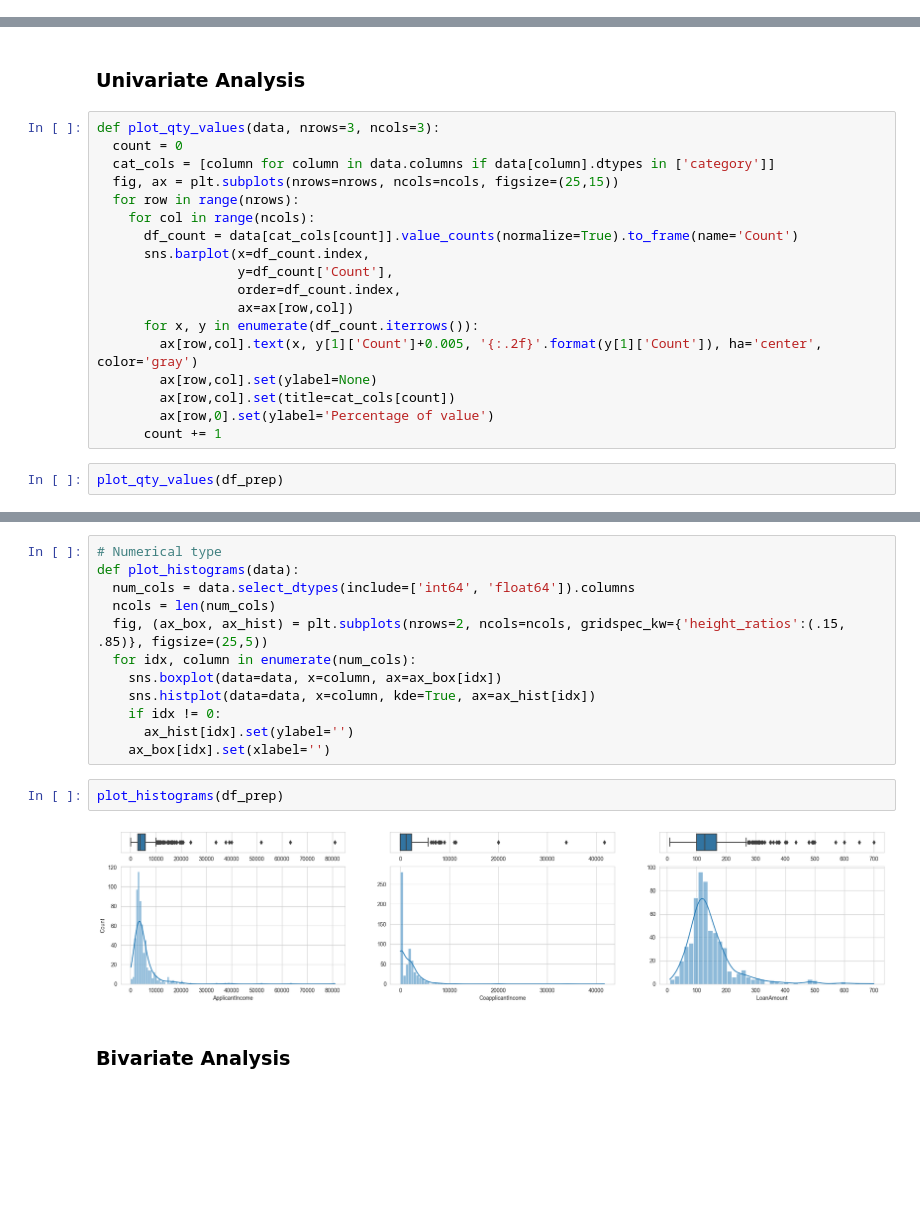
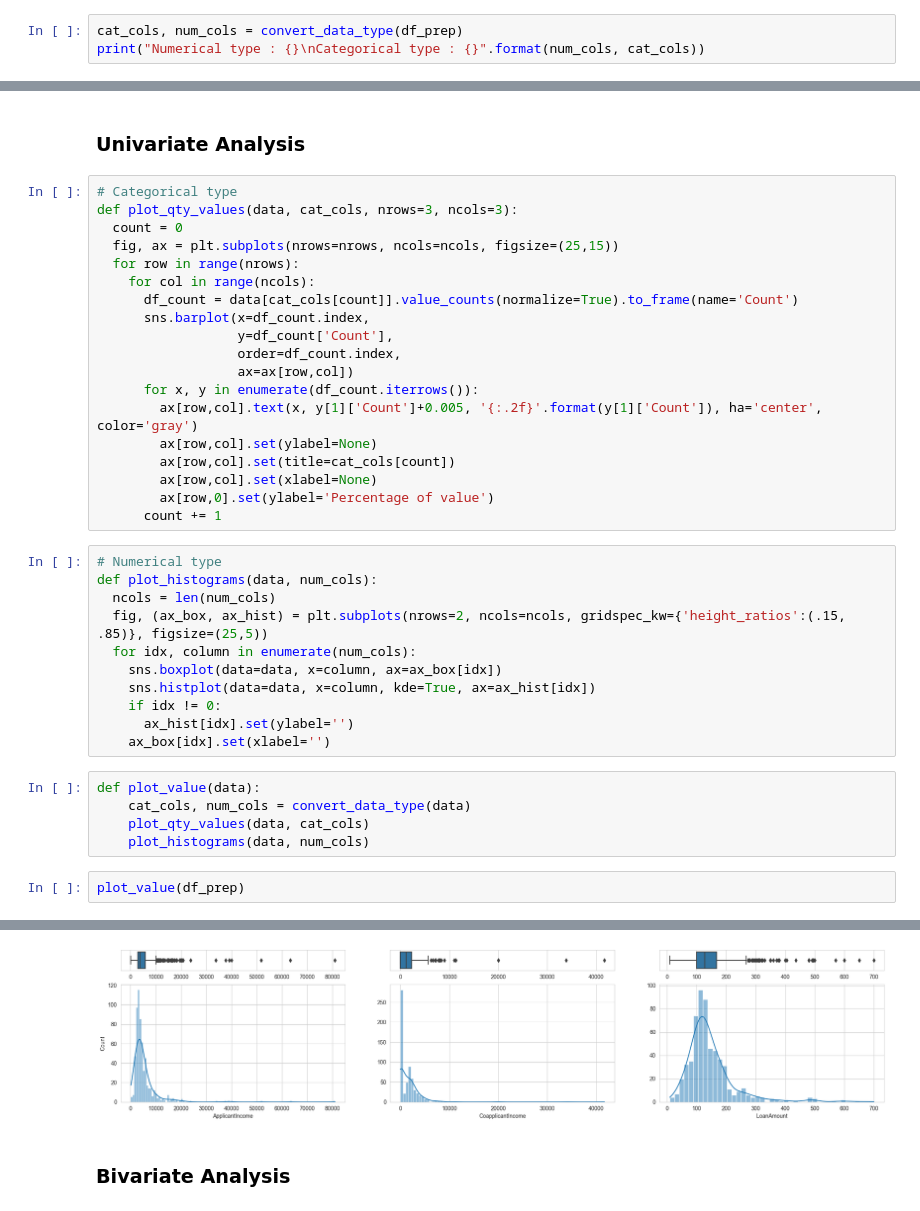
Before and after one commit to ENDYOU3/Loan_Approval_Prediction, a Jupyter notebook: Loan_Approval_Analysis.ipynb, the cells around one changed output, grey strips where cells are left out. Drawn from its saved outputs; the diff is of its cells as text; blank space fills up the shorter version.

```diff
--- a/Loan_Approval_Analysis.ipynb
+++ b/Loan_Approval_Analysis.ipynb
@@ -123,0 +125,3 @@ Categorical columns : ['Gender', 'Married', 'Dependents', 'Education', 'Self_Emp
+# %%
+cat_cols, num_cols = convert_data_type(df_prep)
+print("Numerical type : {}\nCategorical type : {}".format(num_cols, cat_cols))
@@ -126,9 +155,9 @@ Categorical columns : ['Gender', 'Married', 'Dependents', 'Education', 'Self_Emp
 # %% [markdown]
 ### Univariate Analysis
 # %%
-def plot_qty_values(data, nrows=3, ncols=3):
+# Categorical type
+def plot_qty_values(data, cat_cols, nrows=3, ncols=3):
   count = 0
-  cat_cols = [column for column in data.columns if data[column].dtypes in ['category']]
   fig, ax = plt.subplots(nrows=nrows, ncols=ncols, figsize=(25,15))
   for row in range(nrows):
     for col in range(ncols):
@@ -141,28 +170,30 @@ def plot_qty_values(data, nrows=3, ncols=3):
         ax[row,col].text(x, y[1]['Count']+0.005, '{:.2f}'.format(y[1]['Count']), ha='center', color='gray')
         ax[row,col].set(ylabel=None)
         ax[row,col].set(title=cat_cols[count])
+        ax[row,col].set(xlabel=None)
         ax[row,0].set(ylabel='Percentage of value')
       count += 1
+# %%
+# Numerical type
+def plot_histograms(data, num_cols):
+  ncols = len(num_cols)
+  fig, (ax_box, ax_hist) = plt.subplots(nrows=2, ncols=ncols, gridspec_kw={'height_ratios':(.15, .85)}, figsize=(25,5))
+  for idx, column in enumerate(num_cols):
+    sns.boxplot(data=data, x=column, ax=ax_box[idx])
+    sns.histplot(data=data, x=column, kde=True, ax=ax_hist[idx])
+    if idx != 0:
+      ax_hist[idx].set(ylabel='')
+    ax_box[idx].set(xlabel='')
+# %%
+def plot_value(data):
+    cat_cols, num_cols = convert_data_type(data)
+    plot_qty_values(data, cat_cols)
+    plot_histograms(data, num_cols)
 # %%
-plot_qty_values(df_prep)
+plot_value(df_prep)
 # %% [output]
 [figure]
+[figure, added]
-# %%
-# Numerical type
-def plot_histograms(data):
-  num_cols = data.select_dtypes(include=['int64', 'float64']).columns
-  ncols = len(num_cols)
-  fig, (ax_box, ax_hist) = plt.subplots(nrows=2, ncols=ncols, gridspec_kw={'height_ratios':(.15, .85)}, figsize=(25,5))
-  for idx, column in enumerate(num_cols):
-    sns.boxplot(data=data, x=column, ax=ax_box[idx])
-    sns.histplot(data=data, x=column, kde=True, ax=ax_hist[idx])
-    if idx != 0:
-      ax_hist[idx].set(ylabel='')
-    ax_box[idx].set(xlabel='')
-# %%
-plot_histograms(df_prep)
-# %% [output]
-[figure, removed]
 # %% [markdown]
 ### Bivariate Analysis
 # %%
```
Also changed, not shown: parts of 26 cells of this notebook, 4 other files.
